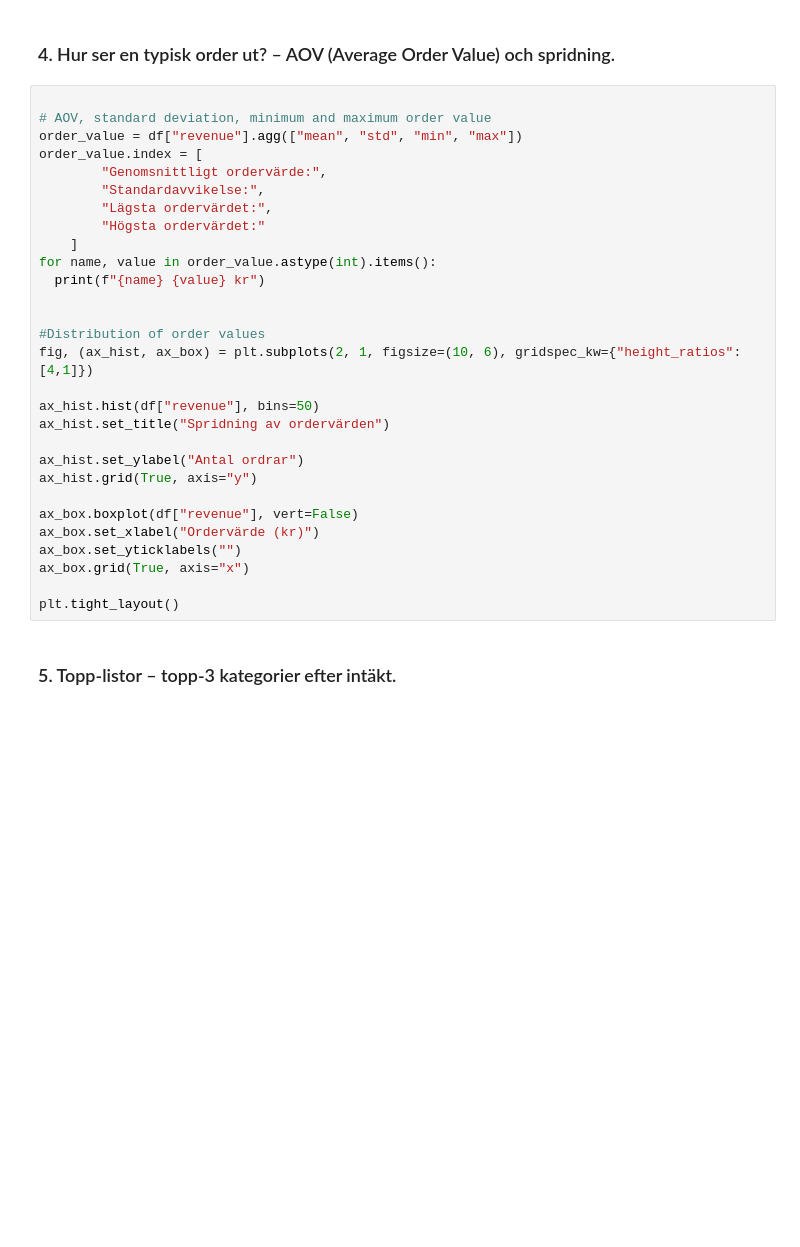
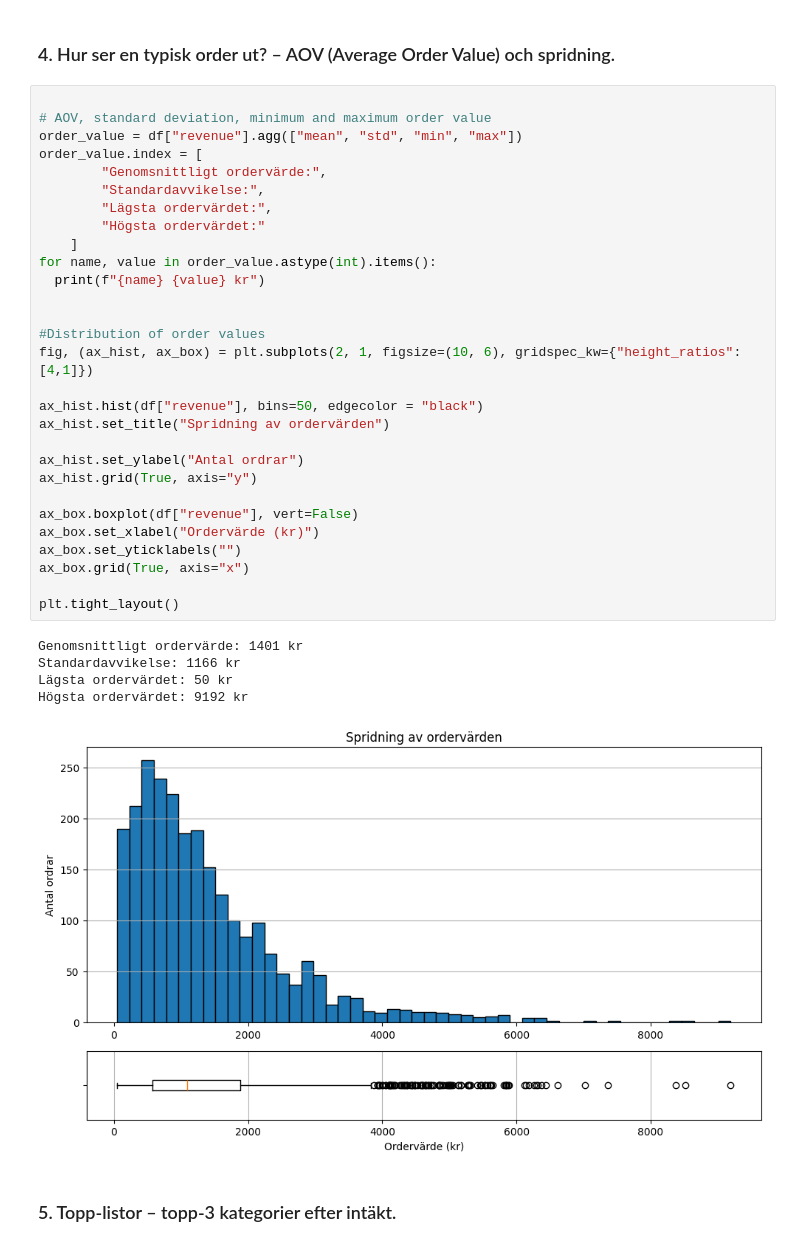
Before and after one commit to NadineKn/TW1, a Jupyter notebook: report.ipynb, the cells around one changed output. Cells and saved outputs as stored; diff of their text form; blank space fills up the shorter version.

Commit message:
Edgecolor

```diff
--- a/report.ipynb
+++ b/report.ipynb
@@ -81,32 +171,38 @@ plt.show()
 # %%
 
 # AOV, standard deviation, minimum and maximum order value
 order_value = df["revenue"].agg(["mean", "std", "min", "max"])
 order_value.index = [
         "Genomsnittligt ordervärde:",
         "Standardavvikelse:",
         "Lägsta ordervärdet:",
         "Högsta ordervärdet:"
     ]
 for name, value in order_value.astype(int).items():
   print(f"{name} {value} kr")
 
 
 #Distribution of order values
 fig, (ax_hist, ax_box) = plt.subplots(2, 1, figsize=(10, 6), gridspec_kw={"height_ratios":[4,1]})
 
-ax_hist.hist(df["revenue"], bins=50)
+ax_hist.hist(df["revenue"], bins=50, edgecolor = "black")
 ax_hist.set_title("Spridning av ordervärden")
 
 ax_hist.set_ylabel("Antal ordrar")
 ax_hist.grid(True, axis="y")
 
 ax_box.boxplot(df["revenue"], vert=False)
 ax_box.set_xlabel("Ordervärde (kr)")
 ax_box.set_yticklabels("")
 ax_box.grid(True, axis="x")
 
 plt.tight_layout()
+# %% [output]
+Genomsnittligt ordervärde: 1401 kr
+Standardavvikelse: 1166 kr
+Lägsta ordervärdet: 50 kr
+Högsta ordervärdet: 9192 kr
+[figure, added]
 # %% [markdown]
 ### 5. Topp-listor – topp-3 kategorier efter intäkt.
 # %%
```
Also changed, not shown: parts of 16 cells of this notebook.
